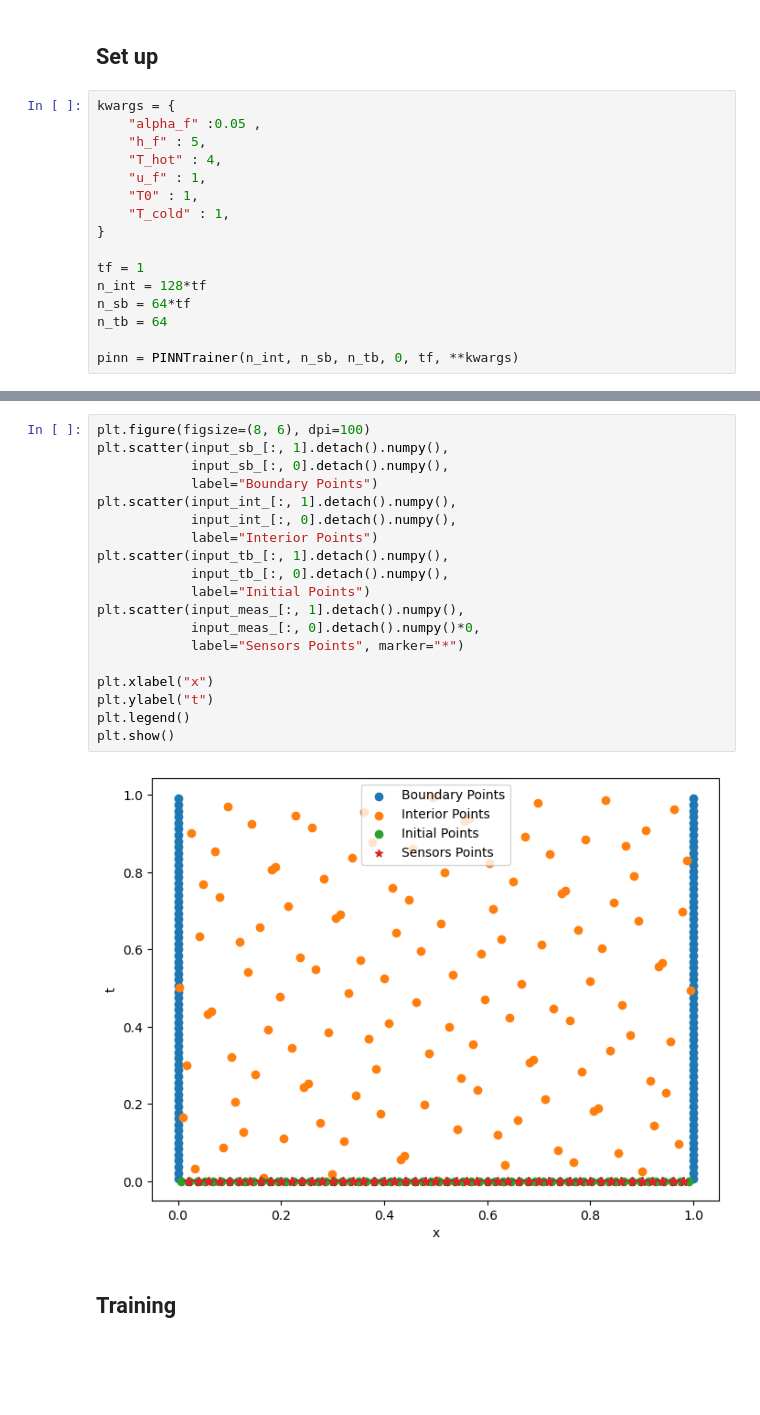
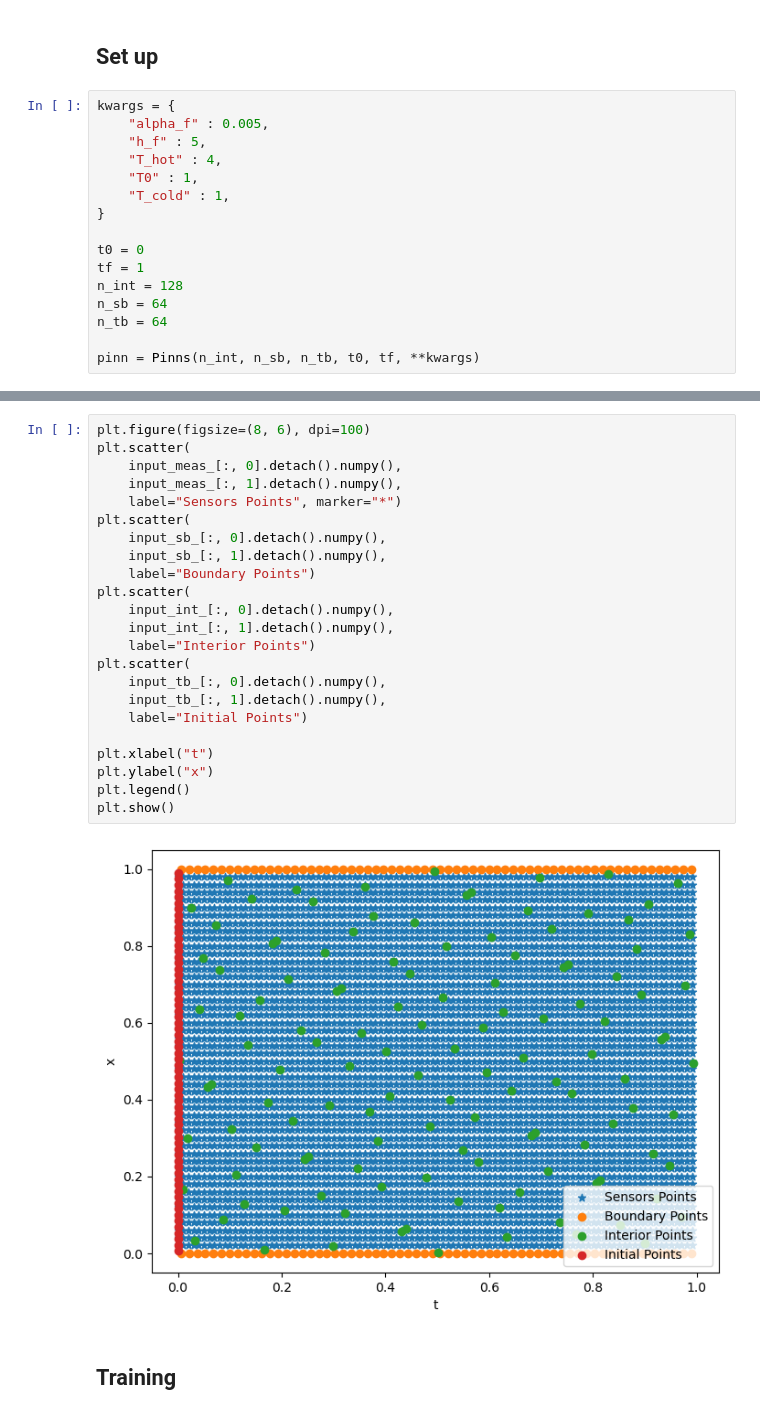
Before and after one commit to carlalozu/AICSE, a Jupyter notebook: project01/Proj1_Y24/Task2/PINNs_for_Inverse_Problems.ipynb, the cells around one changed output, grey strips where cells are left out. Cells and saved outputs as stored; diff of their text form; blank space fills up the shorter version.

```diff
--- a/project01/Proj1_Y24/Task2/PINNs_for_Inverse_Problems.ipynb
+++ b/project01/Proj1_Y24/Task2/PINNs_for_Inverse_Problems.ipynb
@@ -12,17 +13,17 @@ import numpy as np
 ## Set up
 # %%
 kwargs = {
-    "alpha_f" :0.05 ,
+    "alpha_f" : 0.005,
     "h_f" : 5,
     "T_hot" : 4,
-    "u_f" : 1,
     "T0" : 1,
     "T_cold" : 1,
 }
 
+t0 = 0
 tf = 1
-n_int = 128*tf
-n_sb = 64*tf
+n_int = 128
+n_sb = 64
 n_tb = 64
 
-pinn = PINNTrainer(n_int, n_sb, n_tb, 0, tf, **kwargs)
+pinn = Pinns(n_int, n_sb, n_tb, t0, tf, **kwargs)
@@ -40,24 +45,28 @@ input_meas_, output_meas_ = pinn.get_measurement_data()
 # %%
 plt.figure(figsize=(8, 6), dpi=100)
-plt.scatter(input_sb_[:, 1].detach().numpy(),
-            input_sb_[:, 0].detach().numpy(),
-            label="Boundary Points")
-plt.scatter(input_int_[:, 1].detach().numpy(),
-            input_int_[:, 0].detach().numpy(),
-            label="Interior Points")
-plt.scatter(input_tb_[:, 1].detach().numpy(),
-            input_tb_[:, 0].detach().numpy(),
-            label="Initial Points")
-plt.scatter(input_meas_[:, 1].detach().numpy(),
-            input_meas_[:, 0].detach().numpy()*0,
-            label="Sensors Points", marker="*")
+plt.scatter(
+    input_meas_[:, 0].detach().numpy(),
+    input_meas_[:, 1].detach().numpy(),
+    label="Sensors Points", marker="*")
+plt.scatter(
+    input_sb_[:, 0].detach().numpy(),
+    input_sb_[:, 1].detach().numpy(),
+    label="Boundary Points")
+plt.scatter(
+    input_int_[:, 0].detach().numpy(),
+    input_int_[:, 1].detach().numpy(),
+    label="Interior Points")
+plt.scatter(
+    input_tb_[:, 0].detach().numpy(),
+    input_tb_[:, 1].detach().numpy(),
+    label="Initial Points")
 
-plt.xlabel("x")
-plt.ylabel("t")
+plt.xlabel("t")
+plt.ylabel("x")
 plt.legend()
 plt.show()
 # %% [output]
-[figure, old version]
+[figure, new version]
 # %% [markdown]
 ## Training
 # %%
```
Also changed, not shown: parts of 20 cells of this notebook, 3 other files.
